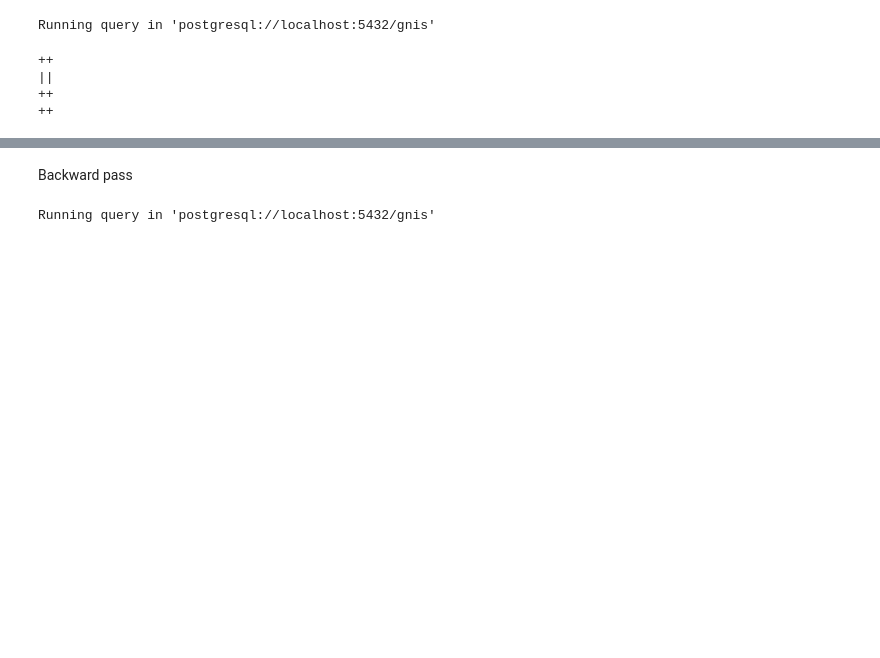
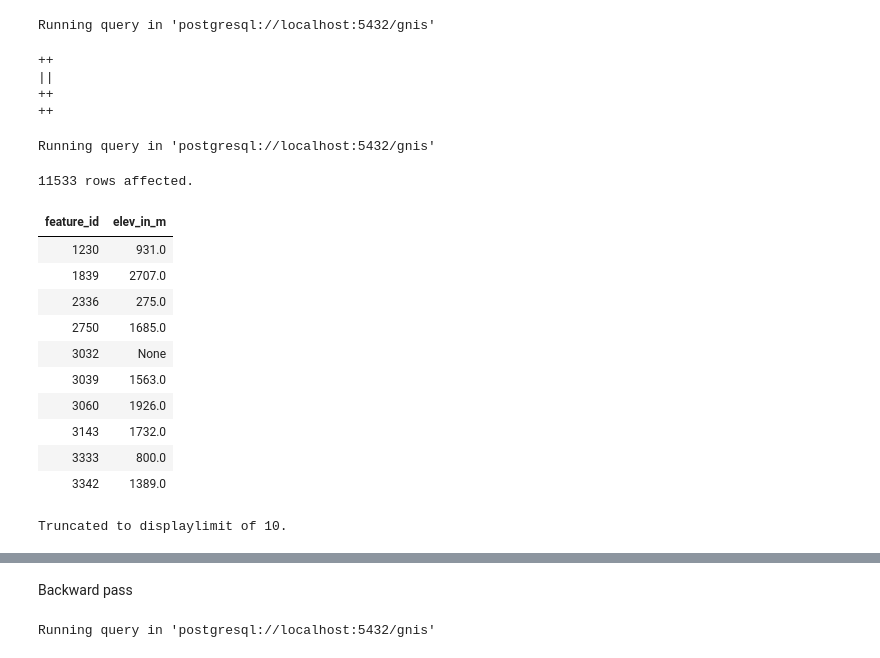
Before and after one commit to data-101-berkeley/fa26-materials, a Jupyter notebook: lec/outliers-imputation/imputation-string-manip.ipynb, the cells around one changed output, grey strips where cells are left out. Cells and saved outputs as stored; diff of their text form; code cells hidden in the pictures; blank space fills up the shorter version.

```diff
--- a/lec/outliers-imputation/imputation-string-manip.ipynb
+++ b/lec/outliers-imputation/imputation-string-manip.ipynb
@@ -273,6 +273,24 @@ Running query in 'postgresql://localhost:5432/gnis'
 ||
 ++
 ++
+# %%
+%%sql
+SELECT feature_id, elev_in_m FROM holey ORDER BY feature_id;
+# %% [output]
+Running query in 'postgresql://localhost:5432/gnis'
+11533 rows affected.
+| feature_id | elev_in_m |
+| 1230 | 931.0 |
+| 1839 | 2707.0 |
+| 2336 | 275.0 |
+| 2750 | 1685.0 |
+| 3032 | None |
+| 3039 | 1563.0 |
+| 3060 | 1926.0 |
+| 3143 | 1732.0 |
+| 3333 | 800.0 |
+| 3342 | 1389.0 |
+Truncated to displaylimit of 10.
 # %%
 %%sql
 -- 1. Forward assign run numbers to rows, propagate val, get nextval
```
Also changed, not shown: parts of 4 cells of this notebook, 3 other files.
